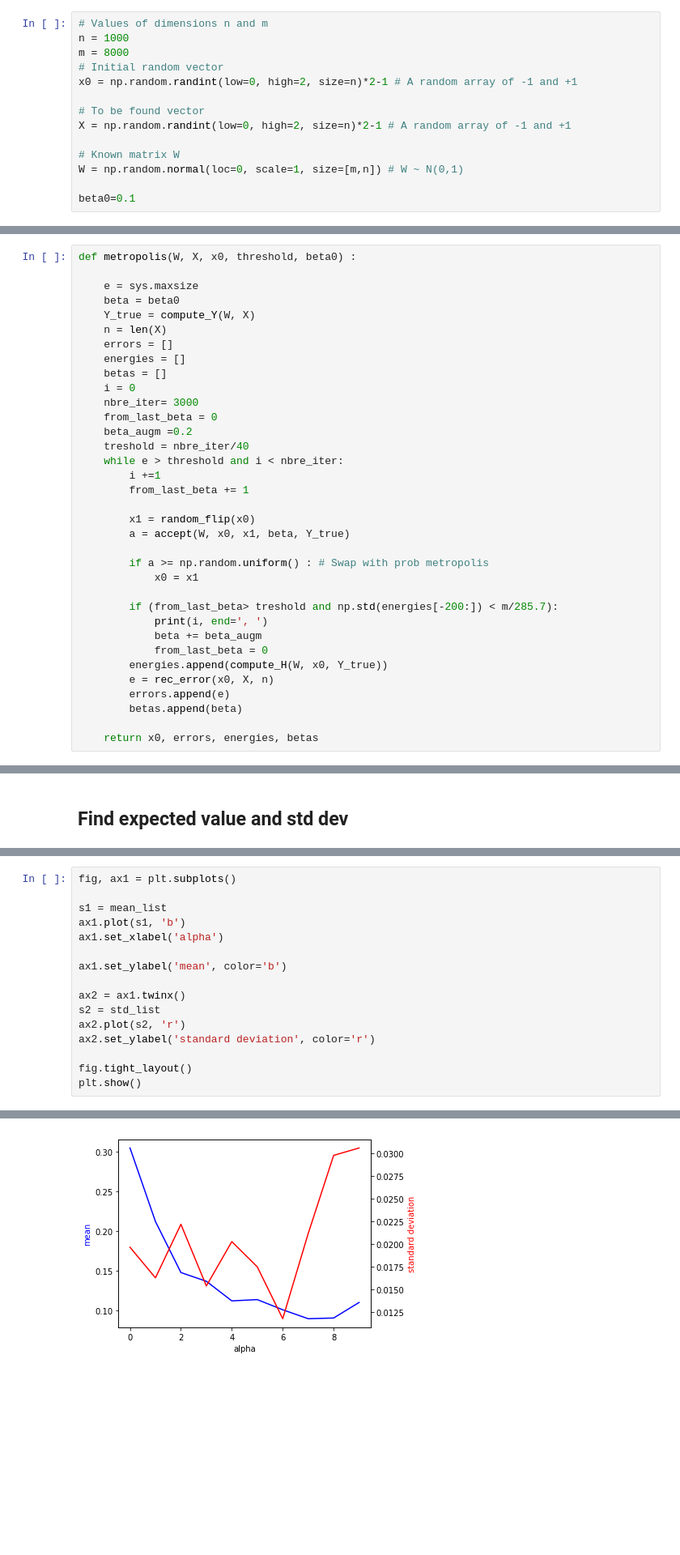
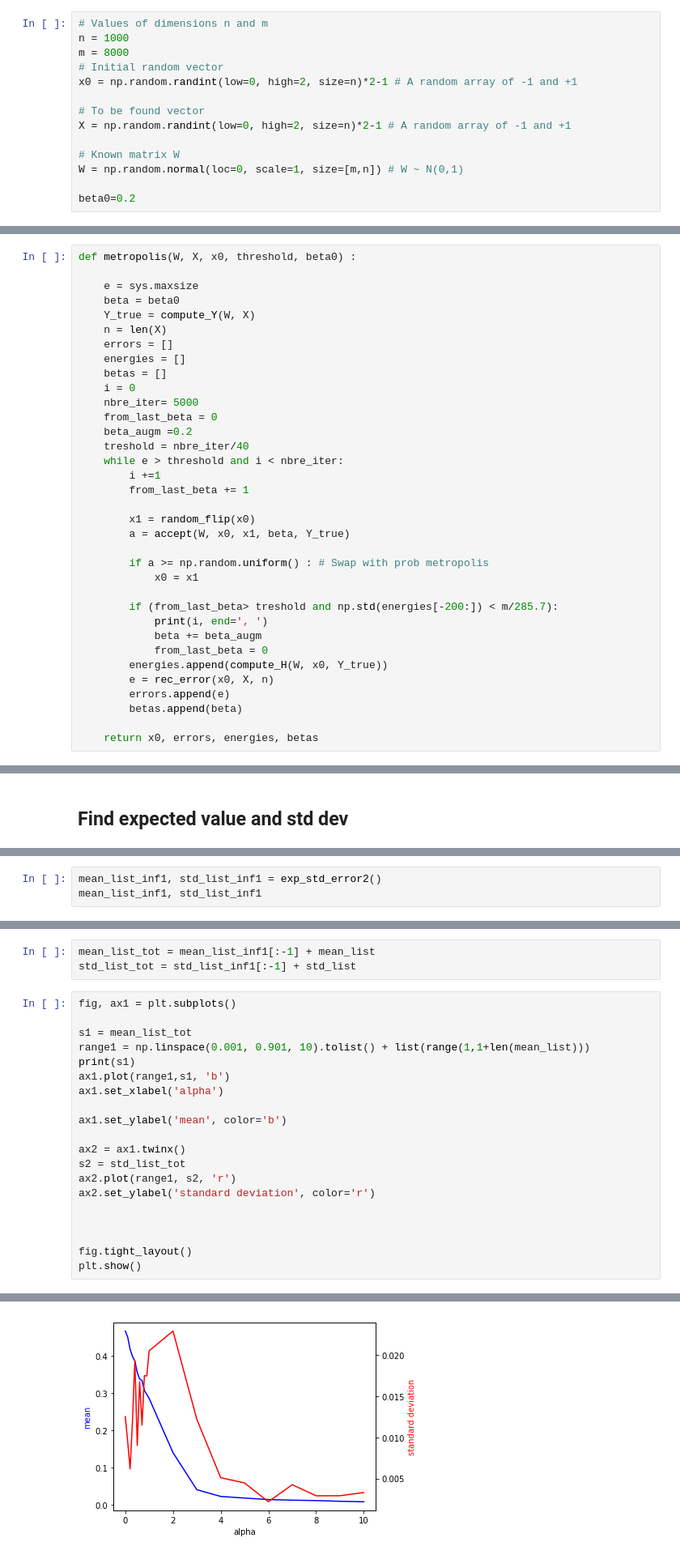
Before and after one commit to robinood1/MarkovChains, a Jupyter notebook: main_notebook_best.ipynb, the cells around one changed output, grey strips where cells are left out. Shown at 81% size. Cells and saved outputs as stored; diff of their text form; blank space fills up the shorter version.

```diff
--- a/main_notebook_best.ipynb
+++ b/main_notebook_best.ipynb
@@ -24,7 +24,7 @@ X = np.random.randint(low=0, high=2, size=n)*2-1 # A random array of -1 and +1
 # Known matrix W
 W = np.random.normal(loc=0, scale=1, size=[m,n]) # W ~ N(0,1)
 
-beta0=0.1
+beta0=0.2
 # %% [markdown]
 ### Run ###
 # %% [markdown]
@@ -66,7 +66,7 @@ def metropolis(W, X, x0, threshold, beta0) :
     energies = []
     betas = []
     i = 0
-    nbre_iter= 3000
+    nbre_iter= 5000
     from_last_beta = 0
     beta_augm =0.2
     treshold = nbre_iter/40
@@ -206,0 +237,3 @@ mean_list, std_list
+# %%
+mean_list_inf1, std_list_inf1 = exp_std_error2()
+mean_list_inf1, std_list_inf1
@@ -207,16 +275,23 @@ mean_list, std_list
+# %%
+mean_list_tot = mean_list_inf1[:-1] + mean_list
+std_list_tot = std_list_inf1[:-1] + std_list
 # %%
 fig, ax1 = plt.subplots()
 
-s1 = mean_list
-ax1.plot(s1, 'b')
+s1 = mean_list_tot
+range1 = np.linspace(0.001, 0.901, 10).tolist() + list(range(1,1+len(mean_list)))
+print(s1)
+ax1.plot(range1,s1, 'b')
 ax1.set_xlabel('alpha')
 
 ax1.set_ylabel('mean', color='b')
 
 ax2 = ax1.twinx()
-s2 = std_list
-ax2.plot(s2, 'r')
+s2 = std_list_tot
+ax2.plot(range1, s2, 'r')
 ax2.set_ylabel('standard deviation', color='r')
+
+
 
 fig.tight_layout()
 plt.show()
@@ -224 +300 @@ plt.show()
-[figure, old version]
+[figure, new version]
```
Also changed, not shown: parts of 5 cells of this notebook.
